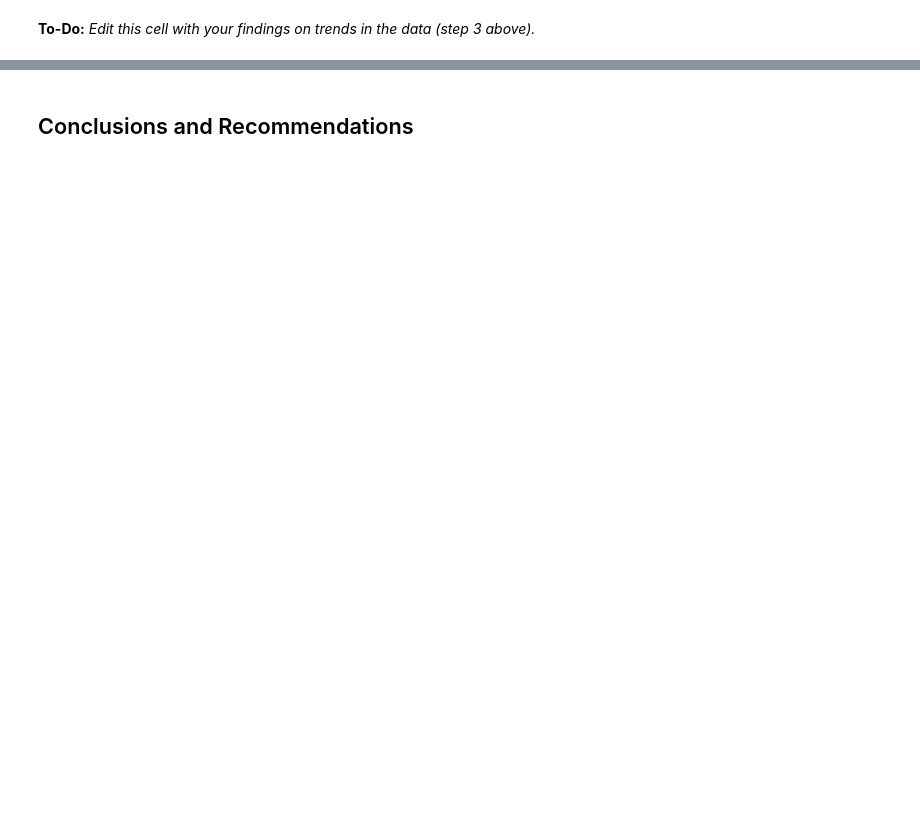
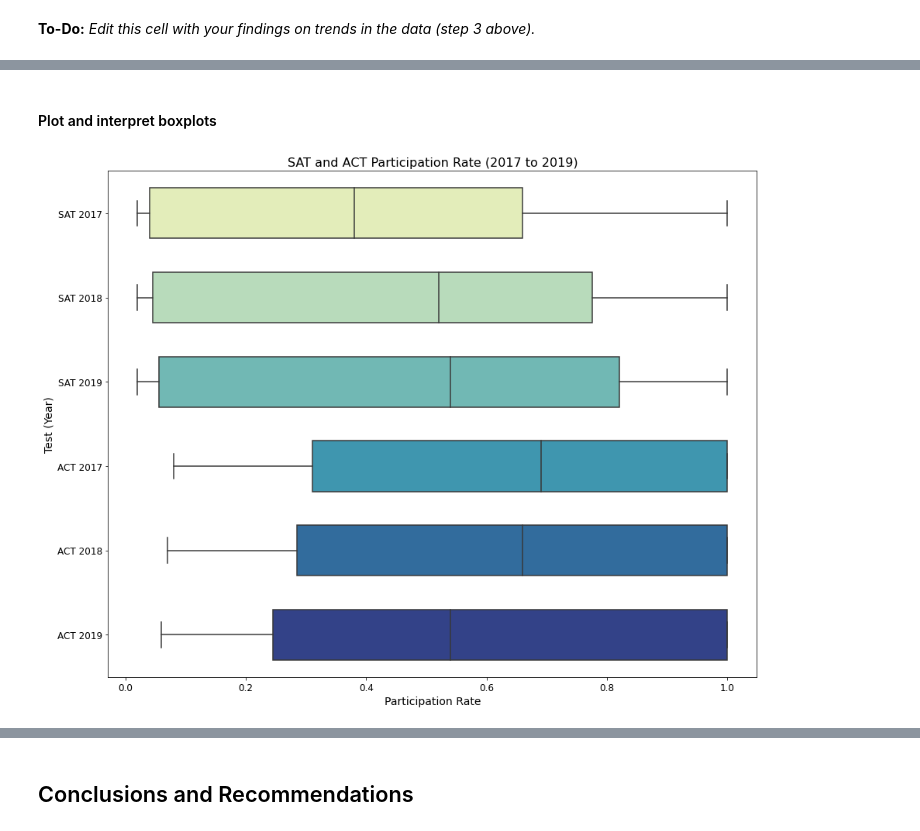
Before and after one commit to xiutingchiam/GA_Projects, a Jupyter notebook: project_1/code/starter-code.ipynb, the cells around one changed output, grey strips where cells are left out. Cells and saved outputs as stored; diff of their text form; code cells hidden in the pictures; blank space fills up the shorter version.

```diff
--- a/project_1/code/starter-code.ipynb
+++ b/project_1/code/starter-code.ipynb
@@ -134,0 +718,25 @@ Import the datasets that you selected for this project and go through the follow
+# %%
+combined_df = pd.merge(left = act_17,
+                     right = act_18,
+                     how = "right",
+                     on = 'State')
+
+combined_df = pd.merge(left = combined_df,
+                     right = act_19,
+                     how = "right",
+                     on = 'State')
+
+combined_df = pd.merge(left = combined_df,
+                     right = sat_17,
+                     how = "right",
+                     on = 'State')
+
+combined_df = pd.merge(left = combined_df,
+                     right = sat_18,
+                     how = "right",
+                     on = 'State')
+
+combined_df = pd.merge(left = combined_df,
+                     right = sat_19,
+                     how = "right",
+                     on = 'State')
@@ -227,0 +1457,23 @@ Here are some prompts to get you started with visualizations. Feel free to add a
+# %% [markdown]
+#### Plot and interpret boxplots
+# %%
+# Boxplot of participation rates
+p_list = ['Participation_sat17',
+          'Participation_sat18',
+          'Participation_sat19',
+          'Participation_act17',
+          'Participation_act18',
+          'Participation_act19']
+
+plt.figure(figsize = [15, 12])
+boxplot = sns.boxplot(data = combined_df[p_list], palette = 'YlGnBu', orient = 'h', width = 0.6) # plotting the boxplot of Participation Rate
+plt.title('SAT and ACT Participation Rate (2017 to 2019)', fontsize = 16)
+
+boxplot.set_yticklabels(['SAT 2017', 'SAT 2018', 'SAT 2019', 'ACT 2017', 'ACT 2018', 'ACT 2019'], fontsize = 12);
+plt.xticks(fontsize = 12)
+plt.xlabel('Participation Rate', fontsize = 14)
+plt.ylabel('Test (Year)', fontsize = 14)
+
+plt.savefig('../charts/Boxplot.jpg')
+# %% [output]
+[figure, added]
```
Also changed, not shown: parts of 166 cells of this notebook, 8 other files.
